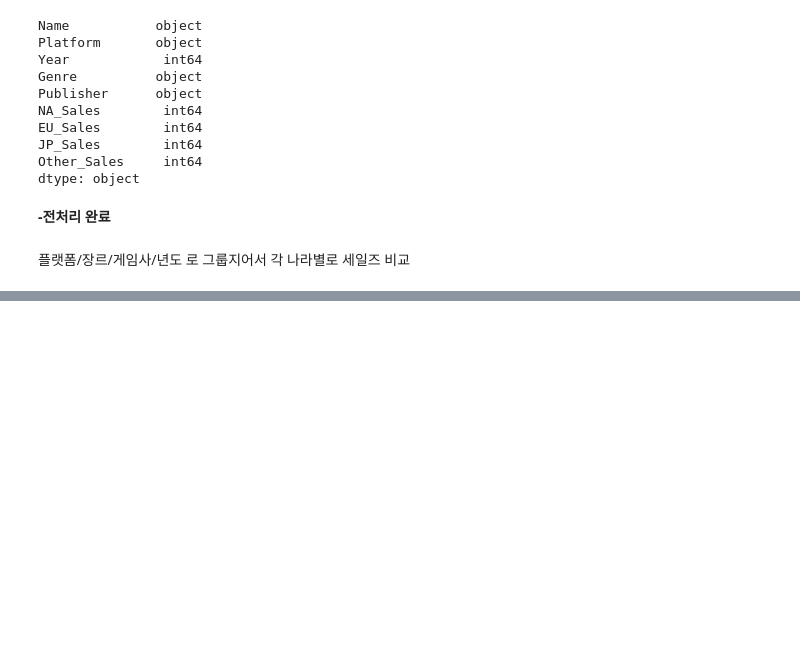
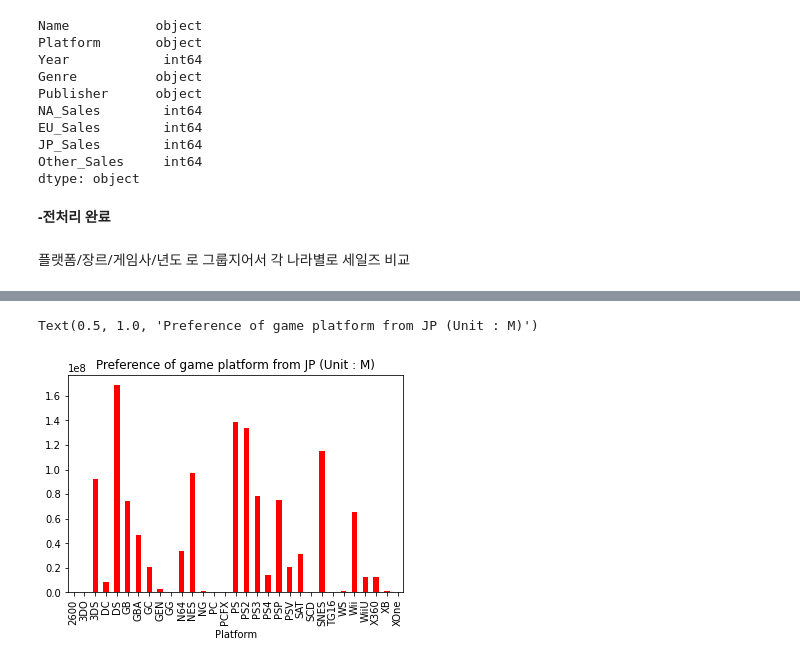
Before and after one commit to threegenie/vgames_project, a Jupyter notebook: game_data.ipynb, the cells around one changed output, grey strips where cells are left out. Saved outputs shown, nothing was run; the diff lists cells and outputs as text; code cells hidden in the pictures; blank space fills up the shorter version.

```diff
--- a/game_data.ipynb
+++ b/game_data.ipynb
@@ -229,0 +260,6 @@ dtype: object
+# %%
+pf['JP_Sales'].plot(kind='bar',color='red')
+plt.title('Preference of game platform from JP (Unit : M)')
+# %% [output]
+Text(0.5, 1.0, 'Preference of game platform from JP (Unit : M)')
+[figure, added]
```
Also changed, not shown: parts of 6 cells of this notebook.
